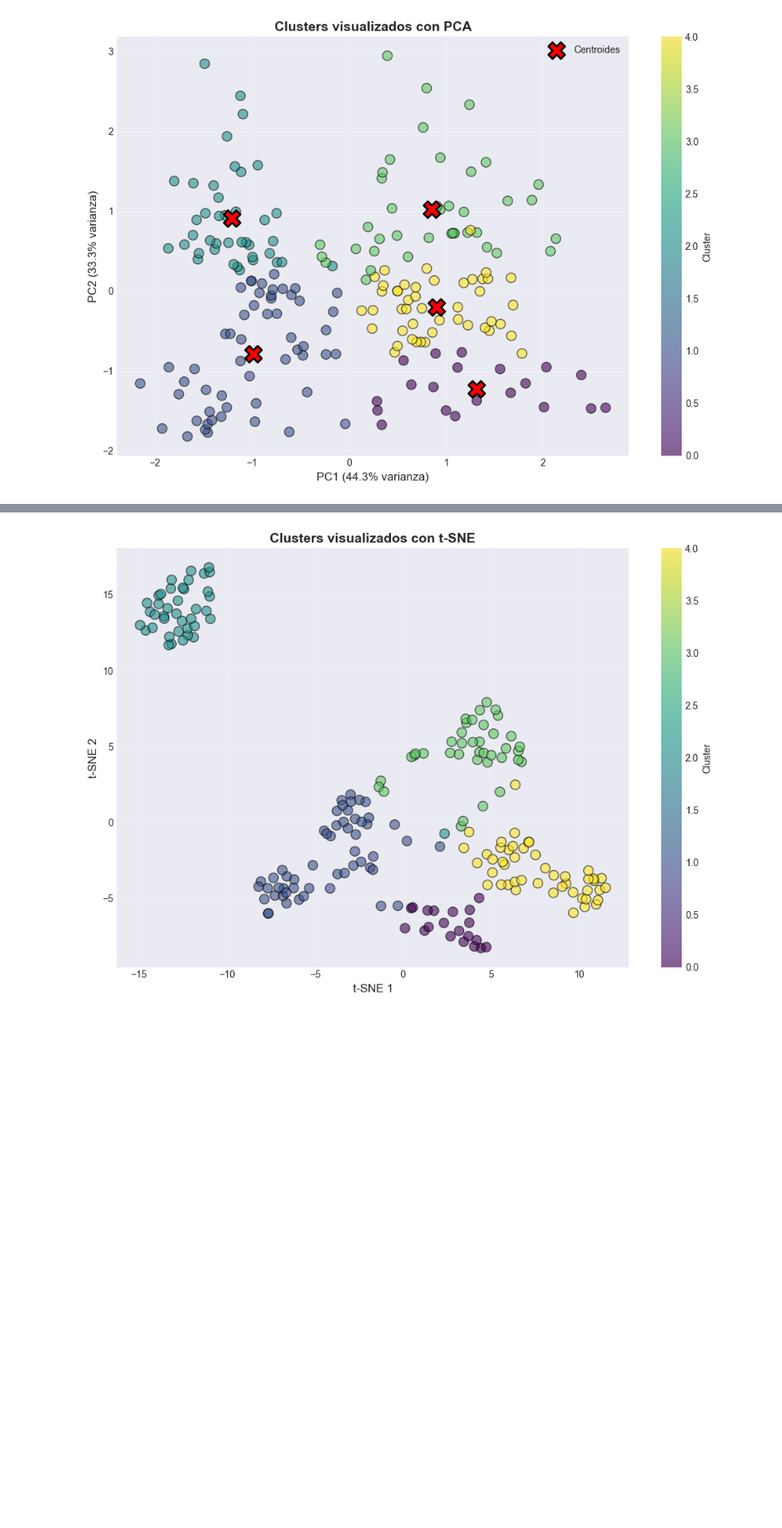
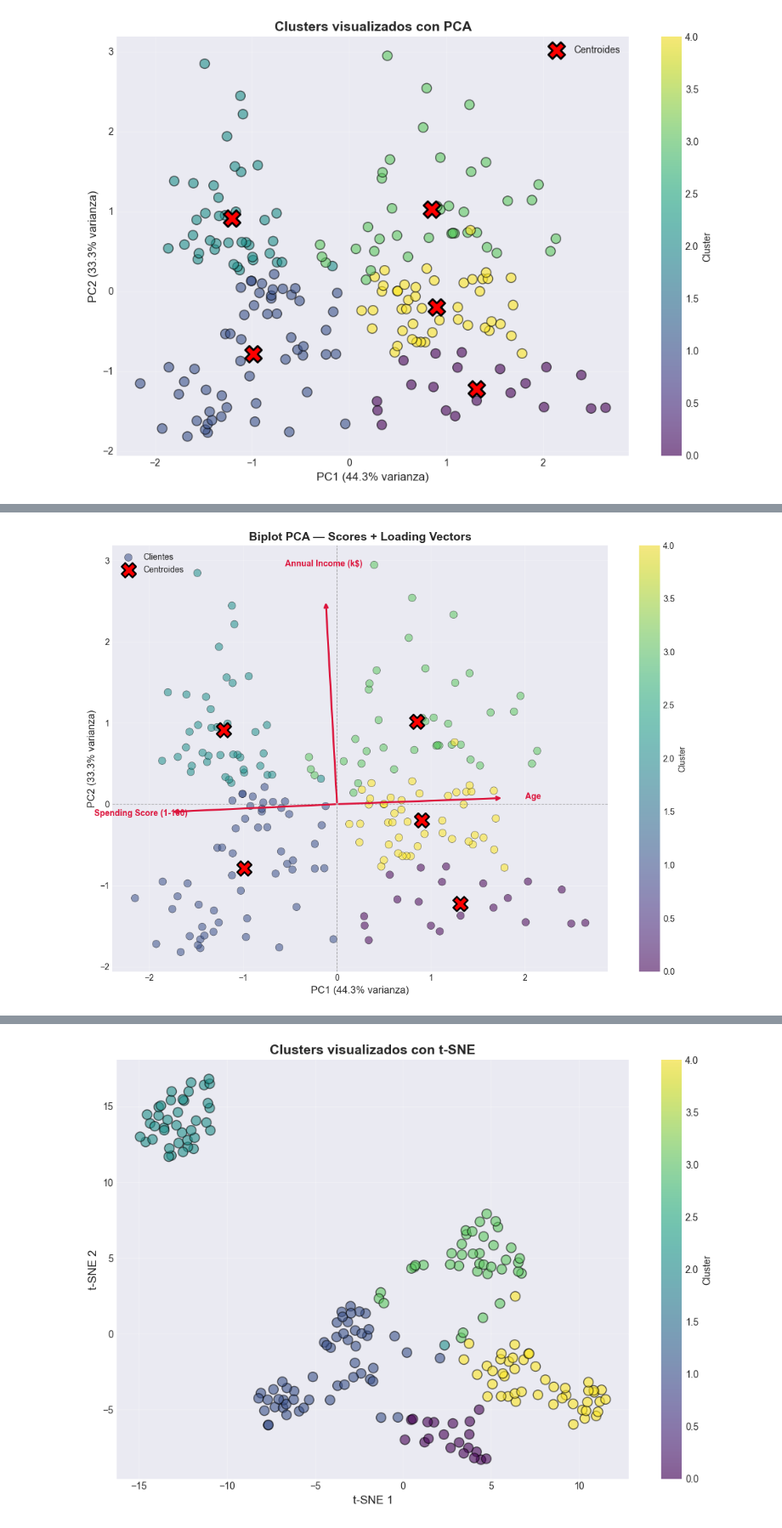
Before and after one commit to Mgobeaalcoba/data_science_henry, a Jupyter notebook: clase_07_aprendizaje_no_supervisado_i/notebooks/M4L7_AnalisisClustering_SegmentacionClientes.ipynb, the cells around one changed output, grey strips where cells are left out. Shown at 85% size. Saved outputs shown, nothing was run; the diff lists cells and outputs as text; code cells hidden in the pictures; blank space fills up the shorter version.

```diff
--- a/clase_07_aprendizaje_no_supervisado_i/notebooks/M4L7_AnalisisClustering_SegmentacionClientes.ipynb
+++ b/clase_07_aprendizaje_no_supervisado_i/notebooks/M4L7_AnalisisClustering_SegmentacionClientes.ipynb
@@ -401,0 +419,92 @@ Varianza total explicada: 77.57%
+# %%
+# ============================================================
+# BIPLOT: Scores (puntos) + Loading Vectors (flechas)
+# ============================================================
+# pca.components_ tiene forma (n_components, n_features):
+#   fila 0  → peso de cada variable en PC1
+#   fila 1  → peso de cada variable en PC2
+# Al transponerlo obtenemos (n_features, n_components):
+#   cada fila es una variable, cada columna su loading en la PC.
+
+loadings = pca.components_.T  # shape: (n_features, n_components)
+
+# Factor de escala para que las flechas sean comparables
+# en magnitud con la nube de puntos.
+scale = np.max(np.abs(X_pca)) / np.max(np.abs(loadings)) * 0.85
+
+fig, ax = plt.subplots(figsize=(11, 8))
+
+# ── 1. Scatter de clientes (scores PCA) ─────────────────────
+scatter = ax.scatter(
+    df['PCA1'], df['PCA2'],
+    c=df['Cluster'],
+    cmap='viridis',
+    s=80,
+    alpha=0.55,
+    edgecolors='black',
+    linewidths=0.5,
+    zorder=2,
+    label='Clientes'
+)
+plt.colorbar(scatter, ax=ax, label='Cluster')
+
+# ── 2. Centroides en espacio PCA ────────────────────────────
+centroids_pca = pca.transform(kmeans_final.cluster_centers_)
+ax.scatter(
+    centroids_pca[:, 0], centroids_pca[:, 1],
+    c='red', s=300, marker='X',
+    edgecolors='black', linewidths=2,
+    label='Centroides', zorder=4
+)
+
+# ── 3. Vectores de carga (loading vectors) ──────────────────
+for i, feature in enumerate(features):
+    vx = loadings[i, 0] * scale   # coordenada en PC1
+    vy = loadings[i, 1] * scale   # coordenada en PC2
+
+    # Flecha desde el origen hasta (vx, vy)
+    ax.annotate(
+        '',
+        xy=(vx, vy),
+        xytext=(0, 0),
+        arrowprops=dict(arrowstyle='->', color='crimson', lw=2.2),
+        zorder=5
+    )
+    # Etiqueta al 18 % más allá del extremo del vector
+    ax.text(
+        vx * 1.18, vy * 1.18,
+        feature,
+        fontsize=10, fontweight='bold',
+        color='crimson',
+        ha='center', va='center',
+        zorder=6
+    )
+
+# ── 4. Ejes, cuadrícula y decoración ────────────────────────
+ax.axhline(0, color='grey', lw=0.8, ls='--', alpha=0.6)
+ax.axvline(0, color='grey', lw=0.8, ls='--', alpha=0.6)
+
+ax.set_xlabel(f'PC1 ({pca.explained_variance_ratio_[0]:.1%} varianza)', fontsize=12)
+ax.set_ylabel(f'PC2 ({pca.explained_variance_ratio_[1]:.1%} varianza)', fontsize=12)
+ax.set_title('Biplot PCA — Scores + Loading Vectors', fontsize=14, fontweight='bold')
+ax.legend(loc='upper left')
+ax.grid(True, alpha=0.3)
+plt.tight_layout()
+plt.show()
+
+# ── 5. Tabla de loadings para lectura numérica ───────────────
+print("\n=== LOADINGS: Contribución de cada variable a cada componente ===")
+loadings_df = pd.DataFrame(
+    pca.components_.T,
+    index=features,
+    columns=[f'PC{i+1}' for i in range(pca.n_components_)]
+)
+print(loadings_df.round(3))
+print(
+    "\nInterpretación rápida:\n"
+    "  · Valor positivo alto → variable jala el eje hacia ese extremo positivo.\n"
+    "  · Valor negativo alto → variable jala el eje hacia el extremo negativo.\n"
+    "  · Valor cercano a 0  → la variable no influye mucho en esa componente."
+)
+# %% [output]
+[figure, added]
```
Also changed, not shown: parts of 3 cells of this notebook.
